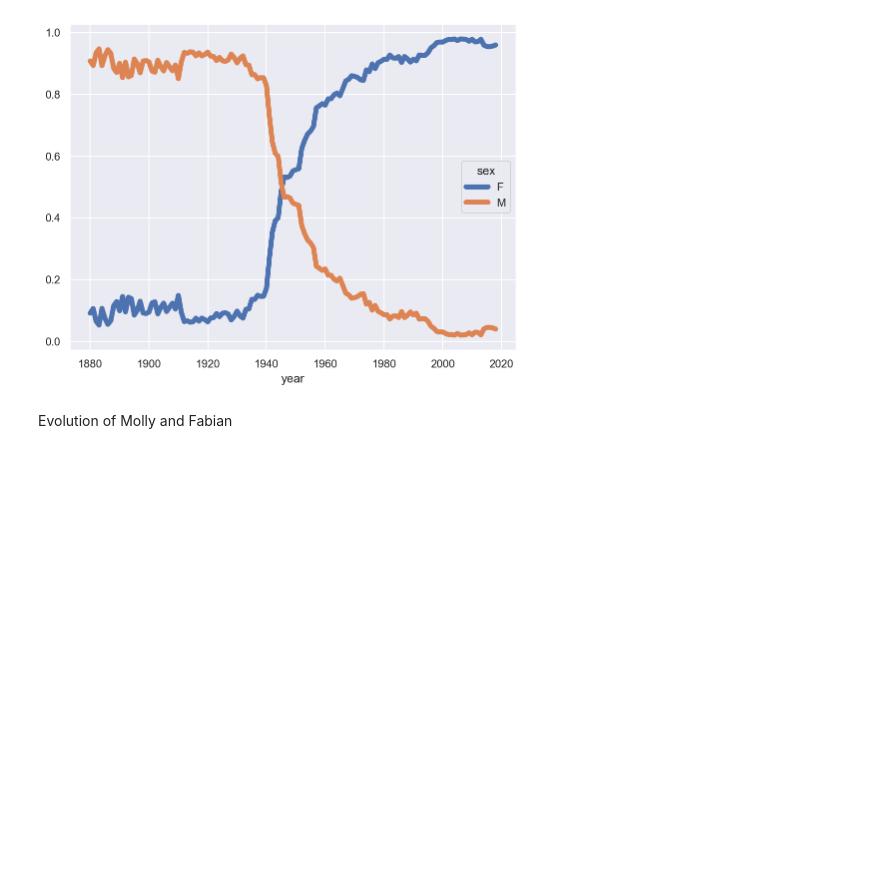
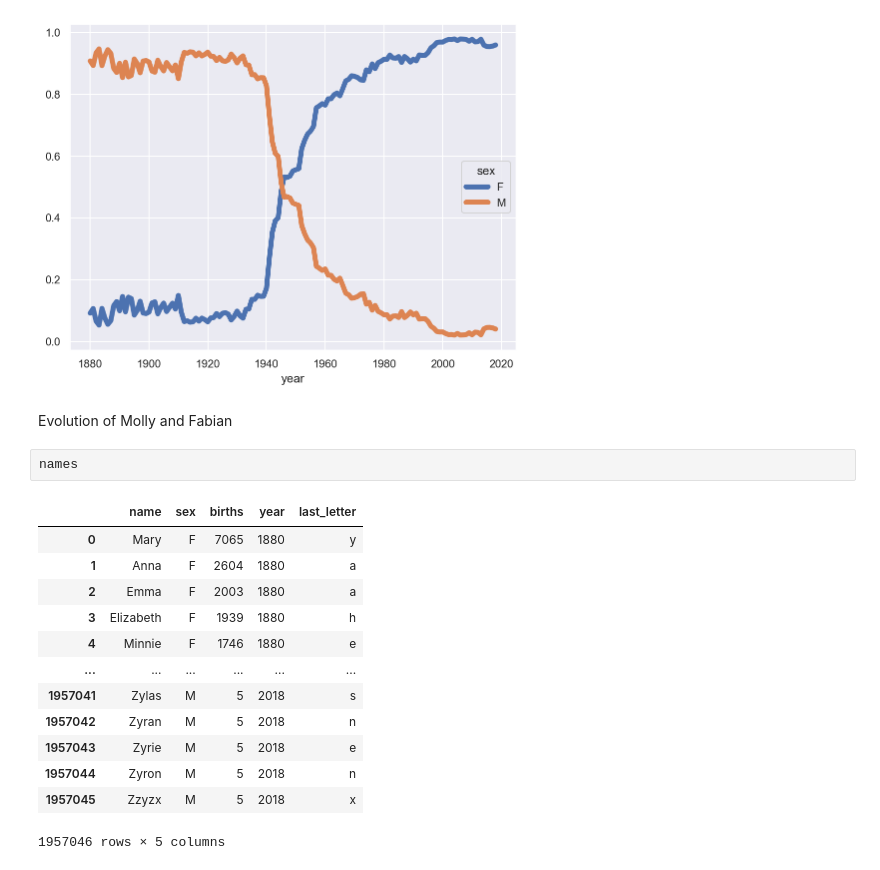
Before and after one commit to fabiangunzinger/learning, a Jupyter notebook: python-for-data-analysis/chap14-examples.ipynb, the cells around one changed output. Saved outputs shown, nothing was run; the diff lists cells and outputs as text; blank space fills up the shorter version.

```diff
--- a/python-for-data-analysis/chap14-examples.ipynb
+++ b/python-for-data-analysis/chap14-examples.ipynb
@@ -349,6 +349,22 @@ def normalise(df):
 [figure]
 # %% [markdown]
 Evolution of Molly and Fabian
+# %%
+names
+# %% [output]
+|  | name | sex | births | year | last_letter |
+| 0 | Mary | F | 7065 | 1880 | y |
+| 1 | Anna | F | 2604 | 1880 | a |
+| 2 | Emma | F | 2003 | 1880 | a |
+| 3 | Elizabeth | F | 1939 | 1880 | h |
+| 4 | Minnie | F | 1746 | 1880 | e |
+| ... | ... | ... | ... | ... | ... |
+| 1957041 | Zylas | M | 5 | 2018 | s |
+| 1957042 | Zyran | M | 5 | 2018 | n |
+| 1957043 | Zyrie | M | 5 | 2018 | e |
+| 1957044 | Zyron | M | 5 | 2018 | n |
+| 1957045 | Zzyzx | M | 5 | 2018 | x |
+1957046 rows × 5 columns
 # %%
 (names[names.name.isin(['Molly', 'Fabian'])]
  .pivot_table('births', 'year', 'name', 'sum')
```
Also changed, not shown: parts of 13 cells of this notebook, 4 other files.
